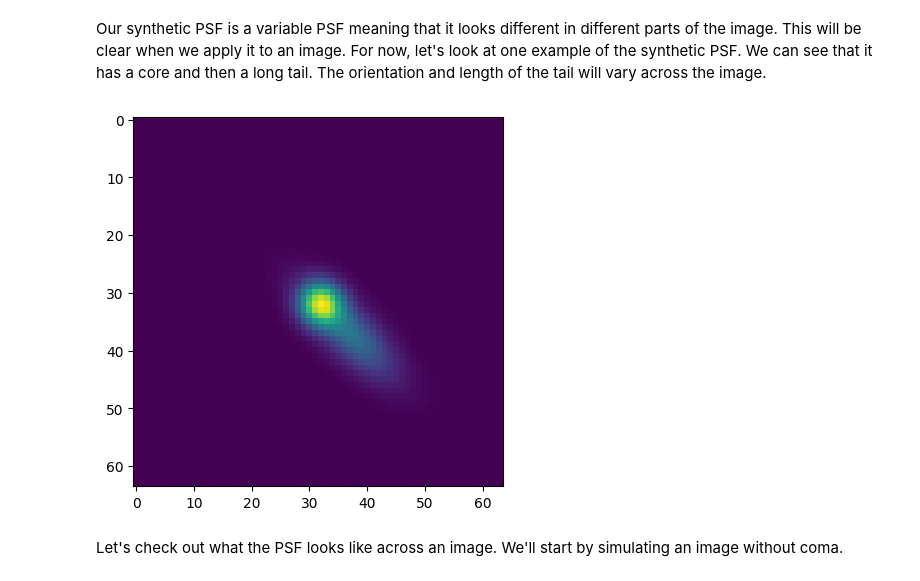
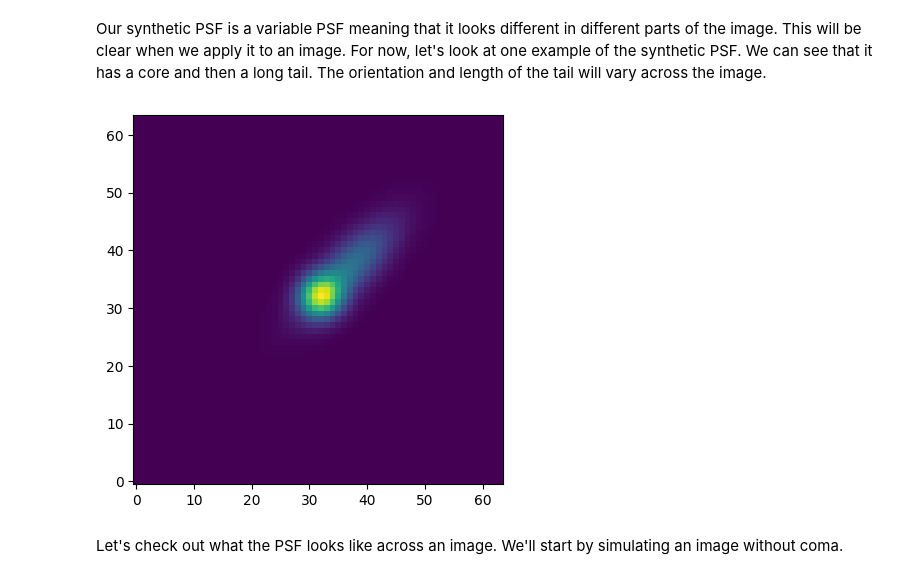
Before and after one commit to punch-mission/regularizepsf, a Jupyter notebook: docs/source/example.ipynb, the cells around one changed output. Saved outputs shown, nothing was run; the diff lists cells and outputs as text; code cells hidden in the pictures.

```diff
--- a/docs/source/example.ipynb
+++ b/docs/source/example.ipynb
@@ -87,10 +77,10 @@ example = synthetic_psf.as_array_psf(coords, psf_size)
 Our synthetic PSF is a variable PSF meaning that it looks different in different parts of the image. This will be clear when we apply it to an image. For now, let's look at one example of the synthetic PSF. We can see that it has a core and then a long tail. The orientation and length of the tail will vary across the image.
 # %%
 fig, ax = plt.subplots()
-ax.imshow(example[(0, 0)])
+ax.imshow(example[(0, 0)], origin='lower')
 plt.show()
 # %% [output]
-[figure, old version]
+[figure, new version]
 # %% [markdown]
 Let's check out what the PSF looks like across an image. We'll start by simulating an image without coma.
 # %%
```
Also changed, not shown: parts of 22 cells of this notebook, 2 other files.
